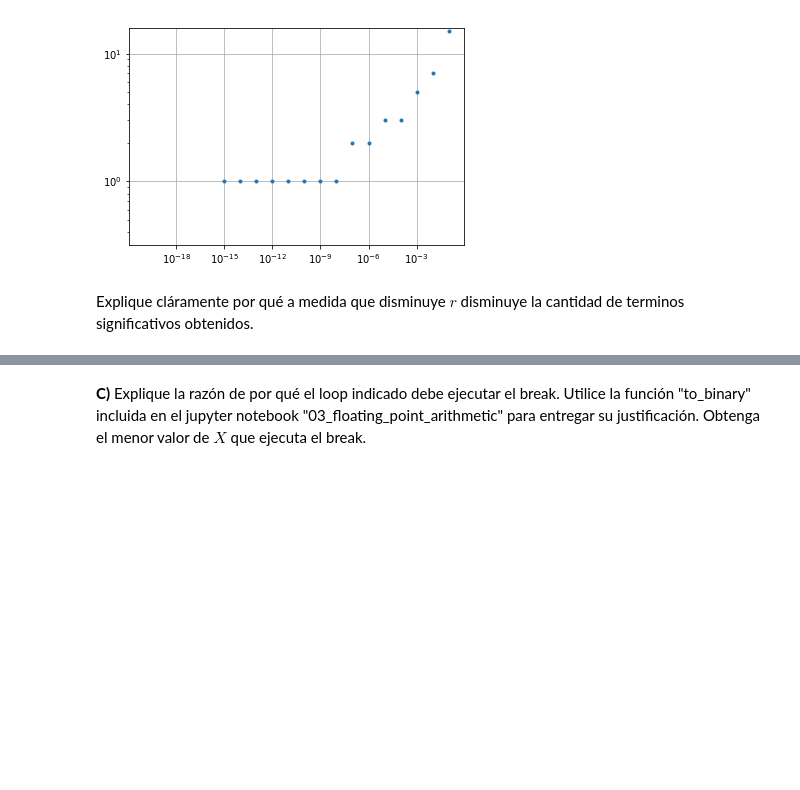
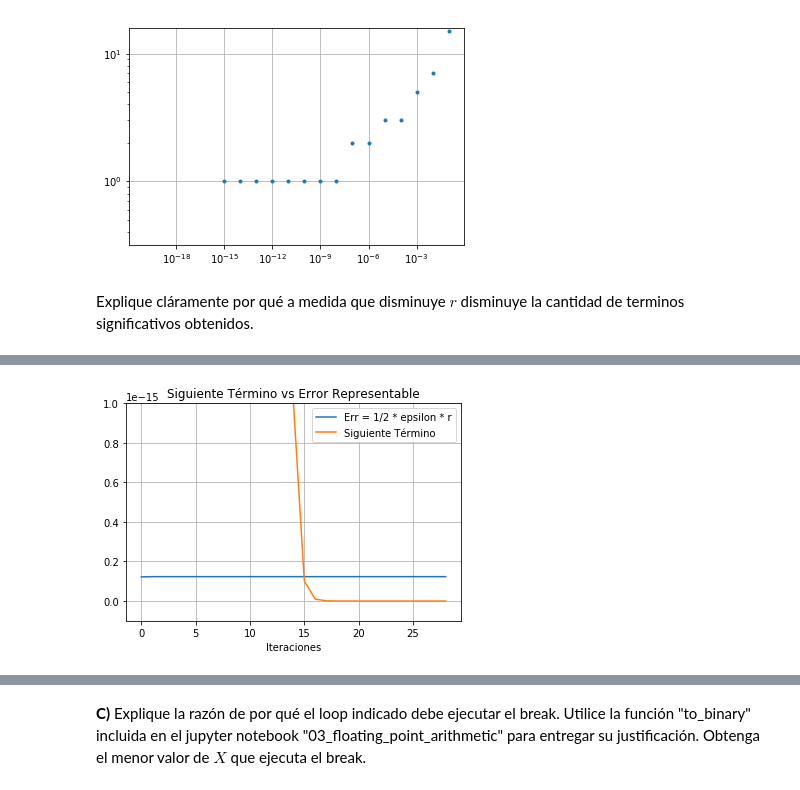
Before and after one commit to mijara/notebooks, a Jupyter notebook: tarea2/Tarea_2_CC1_2017.ipynb, the cells around one changed output, grey strips where cells are left out. Saved outputs shown, nothing was run; the diff lists cells and outputs as text; code cells hidden in the pictures; blank space fills up the shorter version.

Commit message:
Add plots and write first

```diff
--- a/tarea2/Tarea_2_CC1_2017.ipynb
+++ b/tarea2/Tarea_2_CC1_2017.ipynb
@@ -145,0 +156,30 @@ print(epsilon * (1e-08 + (1e-08)**2 + (1e-08)**3))
+# %%
+import sys
+epsilon = sys.float_info.epsilon
+
+def my_partial_geometric_series_2(r, M):
+    sum_before = 1.0
+    for i in np.arange(1, M):
+        sum_before += r**i
+        yield [sum_before, i - 1]
+
+r = r_all[0]
+results = list(my_partial_geometric_series_2(r, 30))
+
+terms = []
+errs = []
+for t, i in results:
+    terms.append(r**(i + 1))
+    errs.append(t * epsilon / 2)
+
+plt.figure()
+plt.grid(True)
+plt.plot(np.arange(29), errs, label='Err = 1/2 * epsilon * r')
+plt.plot(np.arange(29), terms, label='Siguiente Término')
+plt.ylim(- 1e-16, 1e-15)
+plt.title('Siguiente Término vs Error Representable')
+plt.legend()
+plt.xlabel('Iteraciones')
+plt.show()
+# %% [output]
+[figure, added]
```
Also changed, not shown: parts of 11 cells of this notebook.
